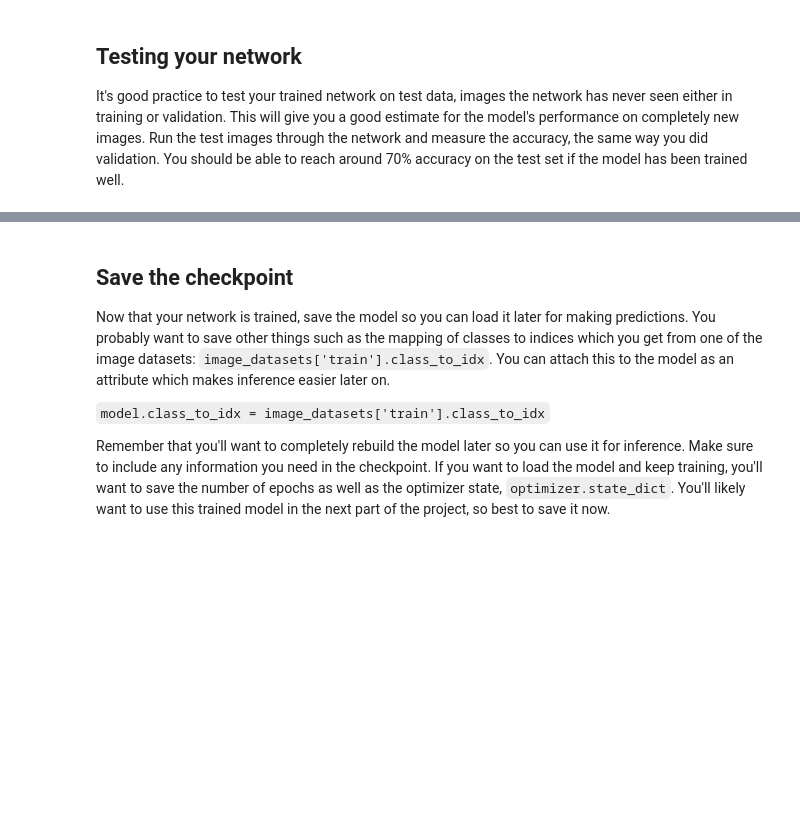
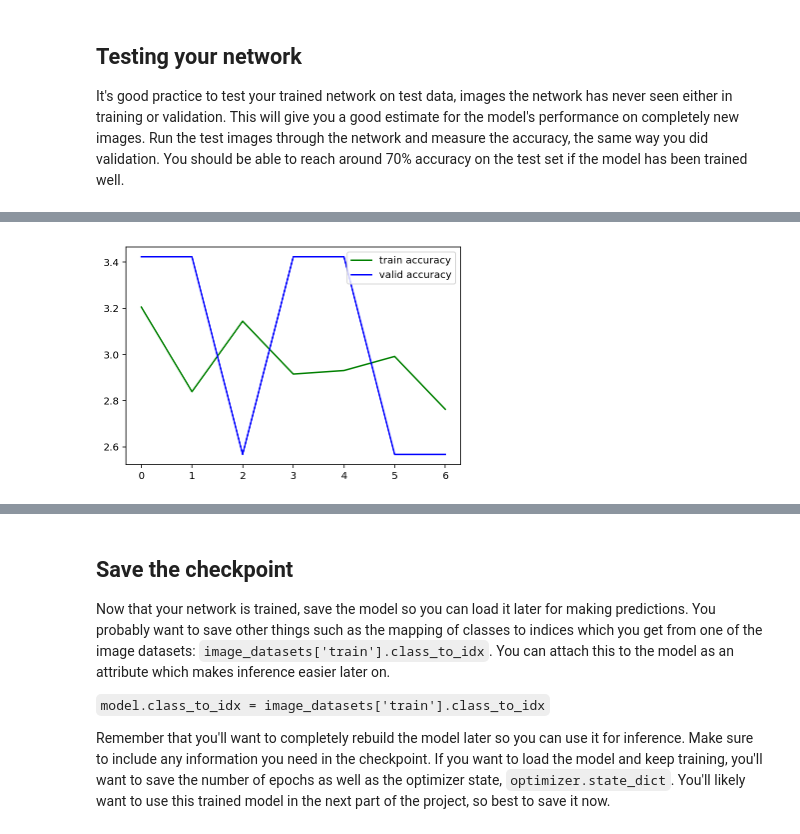
Before and after one commit to devinjelliot/udacity_img_classifier_p1, a Jupyter notebook: Image Classifier Project_part1_DE.ipynb, the cells around one changed output, grey strips where cells are left out. Saved outputs shown, nothing was run; the diff lists cells and outputs as text; code cells hidden in the pictures; blank space fills up the shorter version.

```diff
--- a/Image Classifier Project_part1_DE.ipynb
+++ b/Image Classifier Project_part1_DE.ipynb
@@ -42,0 +54,6 @@ import time
+# %%
+#Select model, use a pretrained vgg16 since this is an image project
+vgg = models.vgg16(pretrained=True)
+vgg.to(device)
+
+print(vgg)
@@ -83,3 +163,7 @@ testloader = torch.utils.data.DataLoader(test_images, batch_size=32, shuffle=Tru
+# %%
+#Setup optimizer and loss functions
+optimizer = optim.Adam(vgg.classifier.parameters(), lr=.001)
+criterion = nn.NLLLoss()
 # %% [markdown]
 ### Label mapping
 
@@ -118,7 +192,3 @@ One last important tip if you're using the workspace to run your code: To avoid
 GPU Workspaces about Keeping Your Session Active. You'll want to include code from the workspace_utils.py module.
 
 **Note for Workspace users:** If your network is over 1 GB when saved as a checkpoint, there might be issues with saving backups in your workspace. Typically this happens with wide dense layers after the convolutional layers. If your saved checkpoint is larger than 1 GB (you can open a terminal and check with `ls -lh`), you should reduce the size of your hidden layers and train again.
-# %%
-# Use VGG model since it was clearly being hinted at
-model = models.vgg16(pretrained=True)
-model
@@ -266,0 +255,22 @@ TypeError: 'VGG' object does not support indexing
+# %%
+#Do work son
+
+train_loss, train_accuracy = [], []
+valid_loss, valid_accuracy = [], []
+start = time.time()
+
+epochs = 20
+
+for e in range(epochs):
+
+    train_epoch_loss, train_epoch_accuracy = training(vgg, train_loader, criterion, optimizer)
+    valid_epoch_loss, valid_epoch_accuracy = validate(vgg, valid_loader, criterion)
+
+    train_loss.append(train_epoch_loss)
+    train_accuracy.append(train_epoch_accuracy)
+
+    valid_loss.append(valid_epoch_loss)
+    valid_accuracy.append(valid_epoch_accuracy)
+end = time.time()
+
+print((end-start)/60, 'minutes since the sun burned out')
@@ -266,0 +295,11 @@ TypeError: 'VGG' object does not support indexing
+# %%
+# I'm confused here, why are these showing very different scales when i dump each respective accuracy measurement
+# the scales seem to be accurate but when i try and plot them in the same graph the plots are orders of mag off ??
+# UPDATE It might be related to where I had the train and valid accuracy measurements being taken in the for loops
+plt.plot(train_accuracy, color='green', label='train accuracy')
+plt.plot(valid_accuracy, color='blue', label='valid accuracy')
+plt.legend()
+plt.savefig('accruacy.png')
+plt.show()
+# %% [output]
+[figure, added]
```
Also changed, not shown: parts of 26 cells of this notebook.
